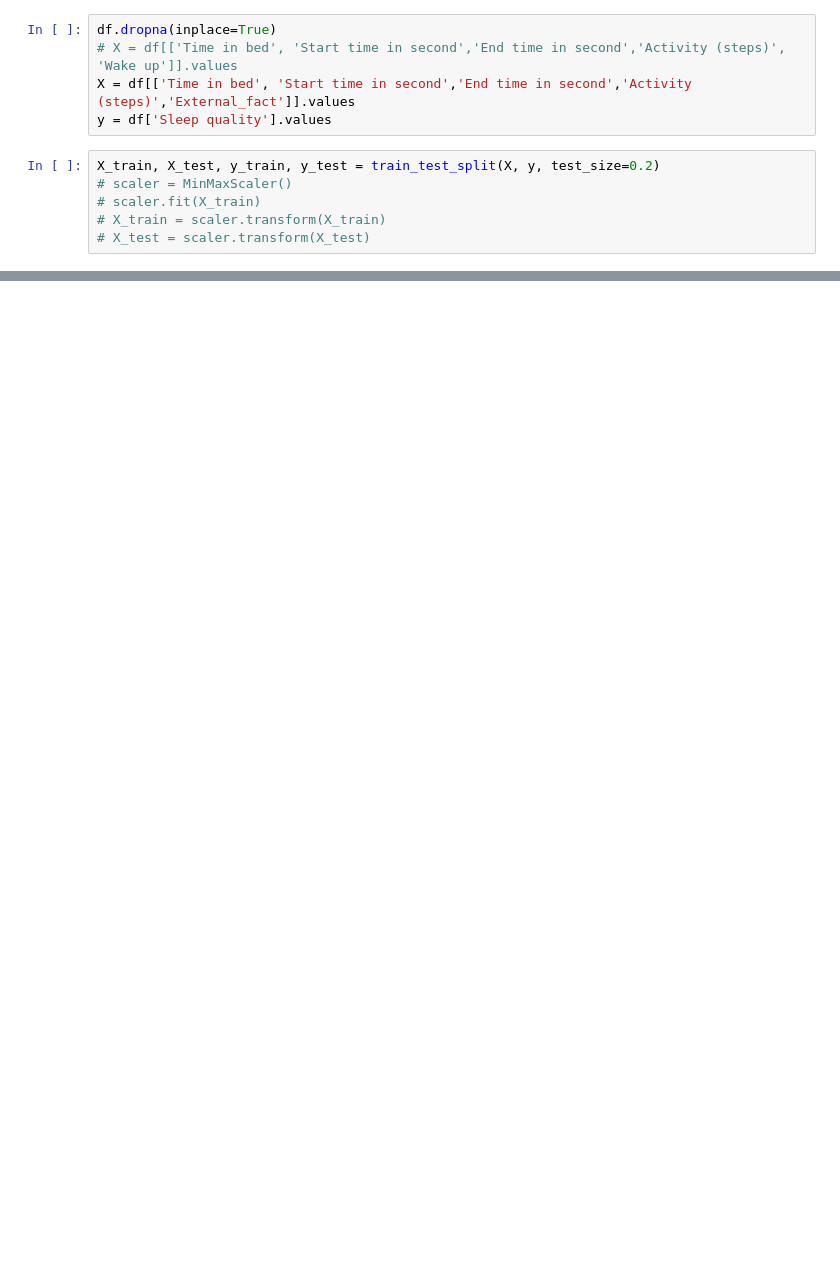
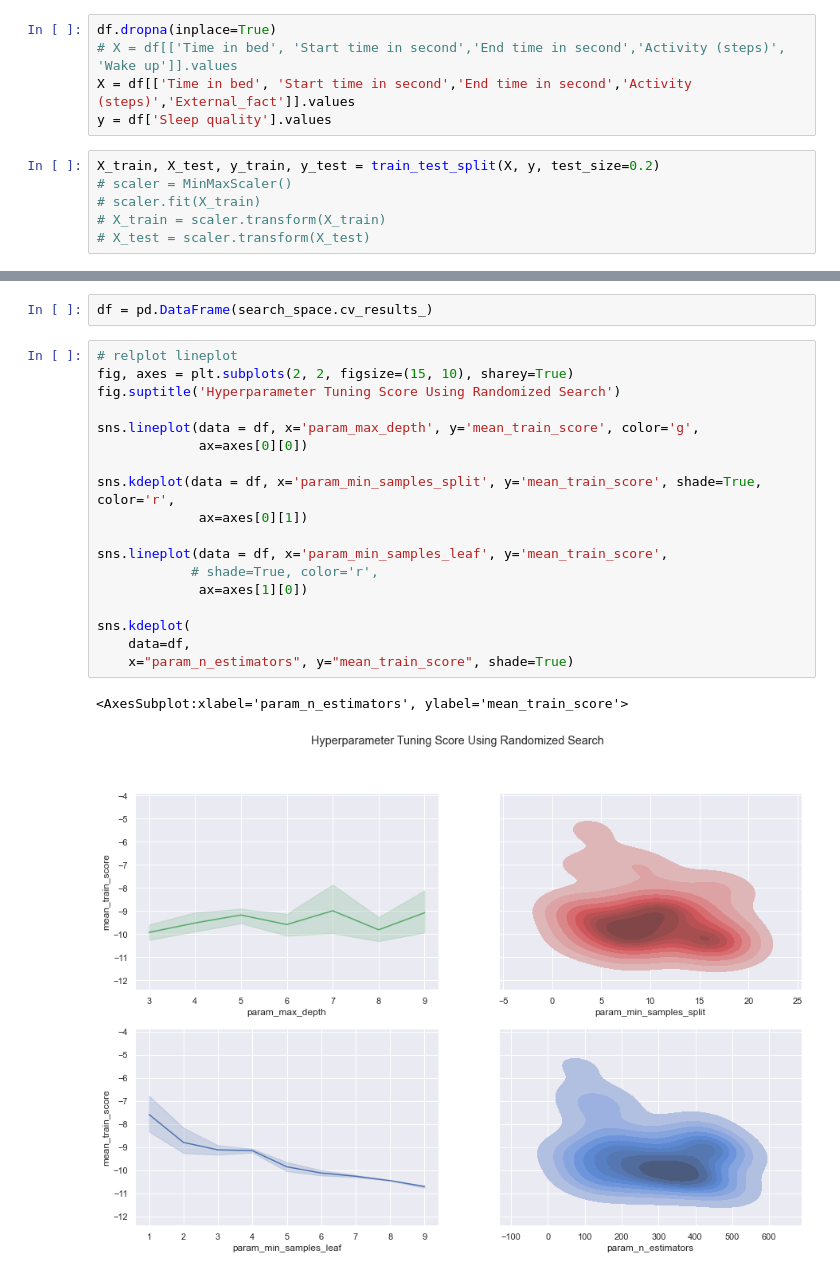
Before and after one commit to BorisBorisov33/Intelligent_Systems, a Jupyter notebook: ML_analysis.ipynb, the cells around one changed output, grey strips where cells are left out. Saved outputs shown, nothing was run; the diff lists cells and outputs as text; blank space fills up the shorter version.

Commit message:
hyperparameter_tuning

```diff
--- a/ML_analysis.ipynb
+++ b/ML_analysis.ipynb
@@ -89,0 +169,23 @@ array([38.56])
+# %%
+df = pd.DataFrame(search_space.cv_results_)
+# %%
+# relplot lineplot
+fig, axes = plt.subplots(2, 2, figsize=(15, 10), sharey=True)
+fig.suptitle('Hyperparameter Tuning Score Using Randomized Search')
+
+sns.lineplot(data = df, x='param_max_depth', y='mean_train_score', color='g',
+             ax=axes[0][0])
+
+sns.kdeplot(data = df, x='param_min_samples_split', y='mean_train_score', shade=True, color='r',
+             ax=axes[0][1])
+
+sns.lineplot(data = df, x='param_min_samples_leaf', y='mean_train_score',
+            # shade=True, color='r',
+             ax=axes[1][0])
+
+sns.kdeplot(
+    data=df,
+    x="param_n_estimators", y="mean_train_score", shade=True)
+# %% [output]
+<AxesSubplot:xlabel='param_n_estimators', ylabel='mean_train_score'>
+[figure, added]
```
Also changed, not shown: parts of 21 cells of this notebook, 1 other file.
